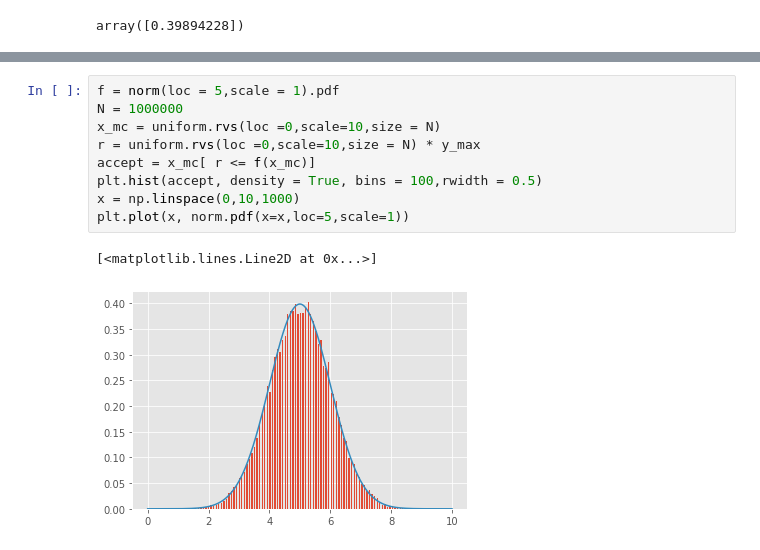
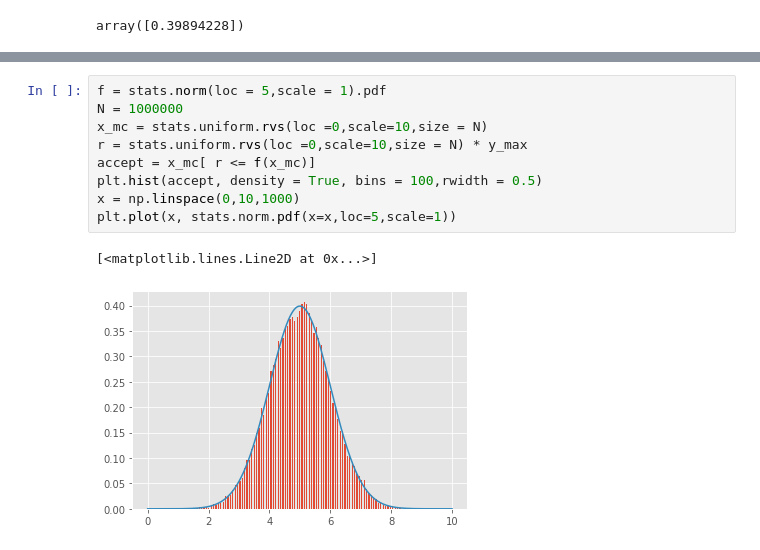
Before and after one commit to kyoheiii/u-nag_BS-ML-study-group, a Jupyter notebook: 研究会/第六回ベイズ統計学・機械学習研究会.ipynb, the cells around one changed output, grey strips where cells are left out. Drawn from its saved outputs; the diff is of its cells as text.

```diff
--- a/研究会/第六回ベイズ統計学・機械学習研究会.ipynb
+++ b/研究会/第六回ベイズ統計学・機械学習研究会.ipynb
@@ -344,14 +353,14 @@ plt.plot(x, uniform.pdf(x,loc =0,scale=10))
 [<matplotlib.lines.Line2D at 0x...>]
 [figure]
 # %%
-f = norm(loc = 5,scale = 1).pdf
+f = stats.norm(loc = 5,scale = 1).pdf
 N = 1000000
-x_mc = uniform.rvs(loc =0,scale=10,size = N)
-r = uniform.rvs(loc =0,scale=10,size = N) * y_max
+x_mc = stats.uniform.rvs(loc =0,scale=10,size = N)
+r = stats.uniform.rvs(loc =0,scale=10,size = N) * y_max
 accept = x_mc[ r <= f(x_mc)]
 plt.hist(accept, density = True, bins = 100,rwidth = 0.5)
 x = np.linspace(0,10,1000)
-plt.plot(x, norm.pdf(x=x,loc=5,scale=1))
+plt.plot(x, stats.norm.pdf(x=x,loc=5,scale=1))
 # %% [output]
 [<matplotlib.lines.Line2D at 0x...>]
-[figure, old version]
+[figure, new version]
```
Also changed, not shown: parts of 17 cells of this notebook.
